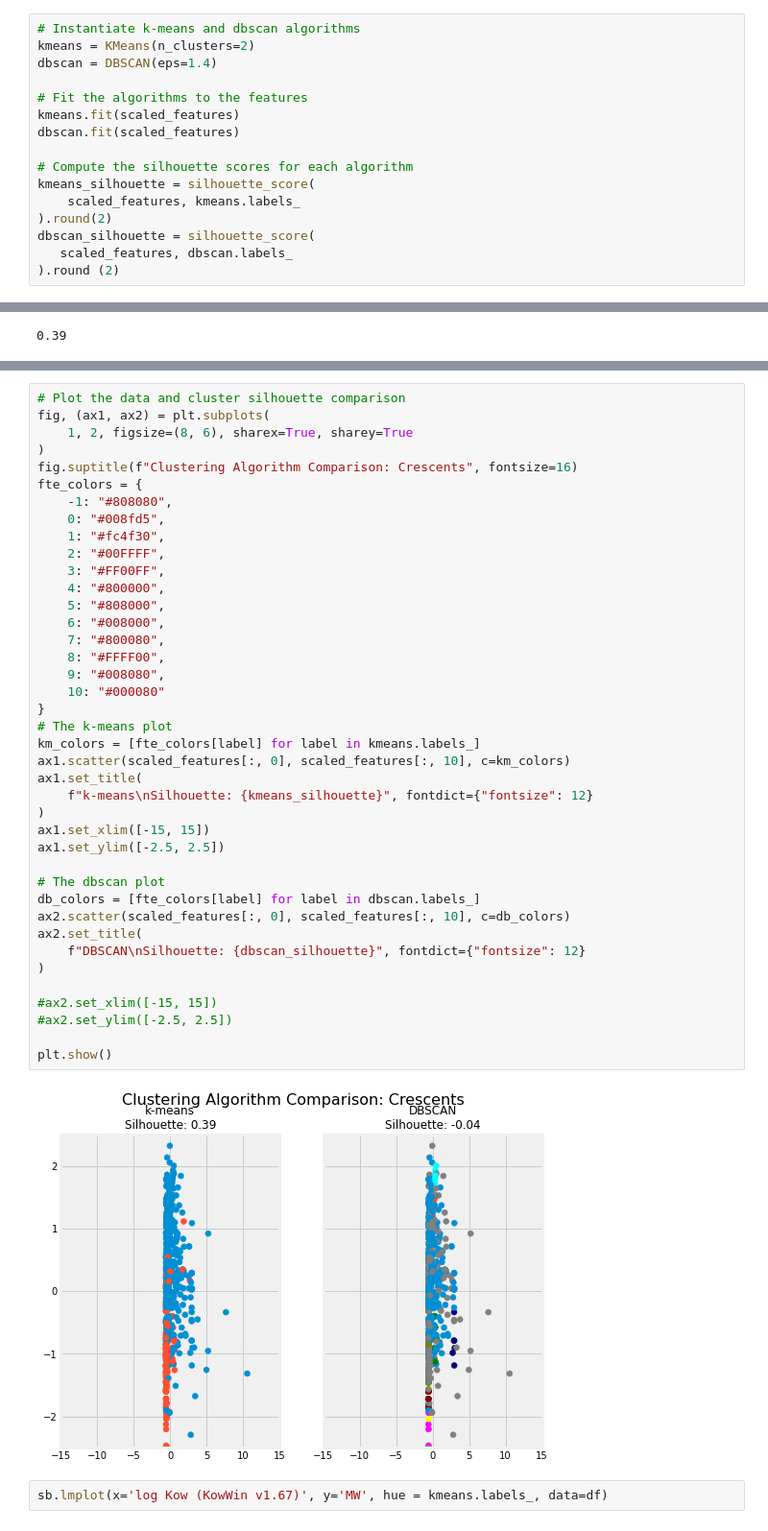
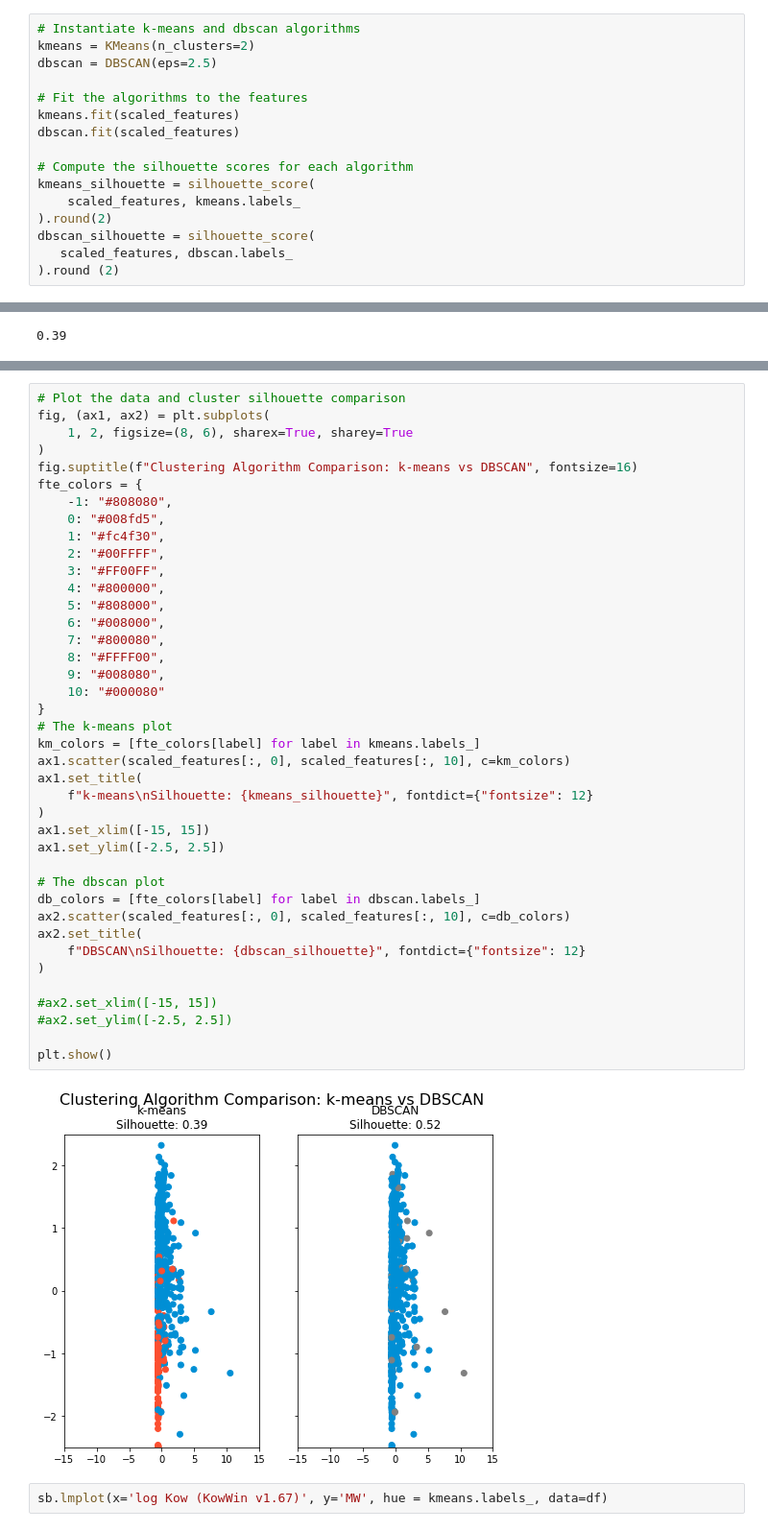
Before and after one commit to hannahgathu/Thesis-Bias-Experiments, a Jupyter notebook: Clustering of PBT concern dataset.ipynb, the cells around one changed output, grey strips where cells are left out. Shown at 96% size. Cells and saved outputs as stored; diff of their text form.

```diff
--- a/Clustering of PBT concern dataset.ipynb
+++ b/Clustering of PBT concern dataset.ipynb
@@ -257,7 +269,7 @@ from sklearn.metrics import adjusted_rand_score
 # %%
 # Instantiate k-means and dbscan algorithms
 kmeans = KMeans(n_clusters=2)
-dbscan = DBSCAN(eps=1.4)
+dbscan = DBSCAN(eps=2.5)
 
 # Fit the algorithms to the features
 kmeans.fit(scaled_features)
@@ -291,7 +303,7 @@ array([-1,  0,  1,  2,  3,  4,  5,  6,  7,  8,  9, 10], dtype=int64)
 fig, (ax1, ax2) = plt.subplots(
     1, 2, figsize=(8, 6), sharex=True, sharey=True
 )
-fig.suptitle(f"Clustering Algorithm Comparison: Crescents", fontsize=16)
+fig.suptitle(f"Clustering Algorithm Comparison: k-means vs DBSCAN", fontsize=16)
 fte_colors = {
     -1: "#808080",
     0: "#008fd5",
@@ -300,34 +312,34 @@ fte_colors = {
     3: "#FF00FF",
     4: "#800000",
     5: "#808000",
     6: "#008000",
     7: "#800080",
     8: "#FFFF00",
     9: "#008080",
     10: "#000080"
 }
 # The k-means plot
 km_colors = [fte_colors[label] for label in kmeans.labels_]
 ax1.scatter(scaled_features[:, 0], scaled_features[:, 10], c=km_colors)
 ax1.set_title(
     f"k-means\nSilhouette: {kmeans_silhouette}", fontdict={"fontsize": 12}
 )
 ax1.set_xlim([-15, 15])
 ax1.set_ylim([-2.5, 2.5])
 
 # The dbscan plot
 db_colors = [fte_colors[label] for label in dbscan.labels_]
 ax2.scatter(scaled_features[:, 0], scaled_features[:, 10], c=db_colors)
 ax2.set_title(
     f"DBSCAN\nSilhouette: {dbscan_silhouette}", fontdict={"fontsize": 12}
 )
 
 #ax2.set_xlim([-15, 15])
 #ax2.set_ylim([-2.5, 2.5])
 
 plt.show()
 # %% [output]
-[figure, old version]
+[figure, new version]
 # %%
 sb.lmplot(x='log Kow (KowWin v1.67)', y='MW', hue = kmeans.labels_, data=df)
 # %%
```
Also changed, not shown: parts of 11 cells of this notebook, 1 other file.
